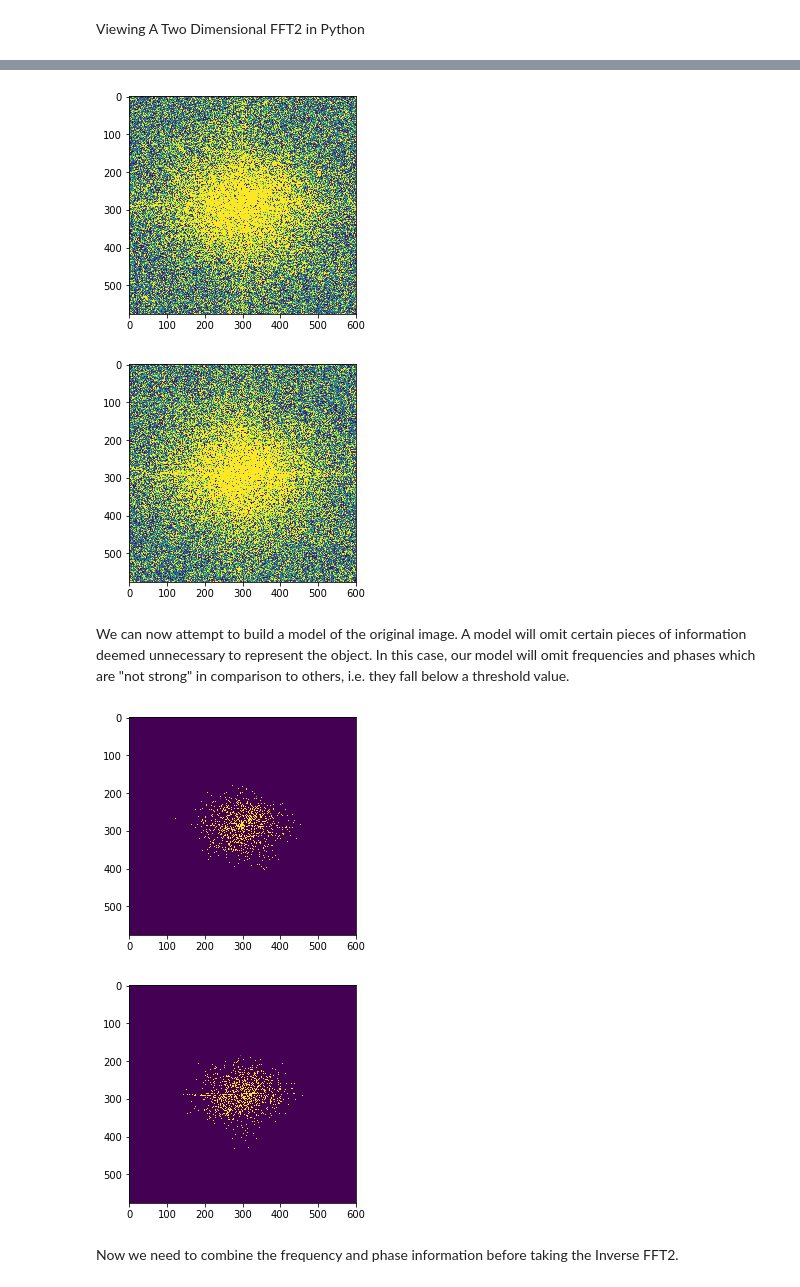
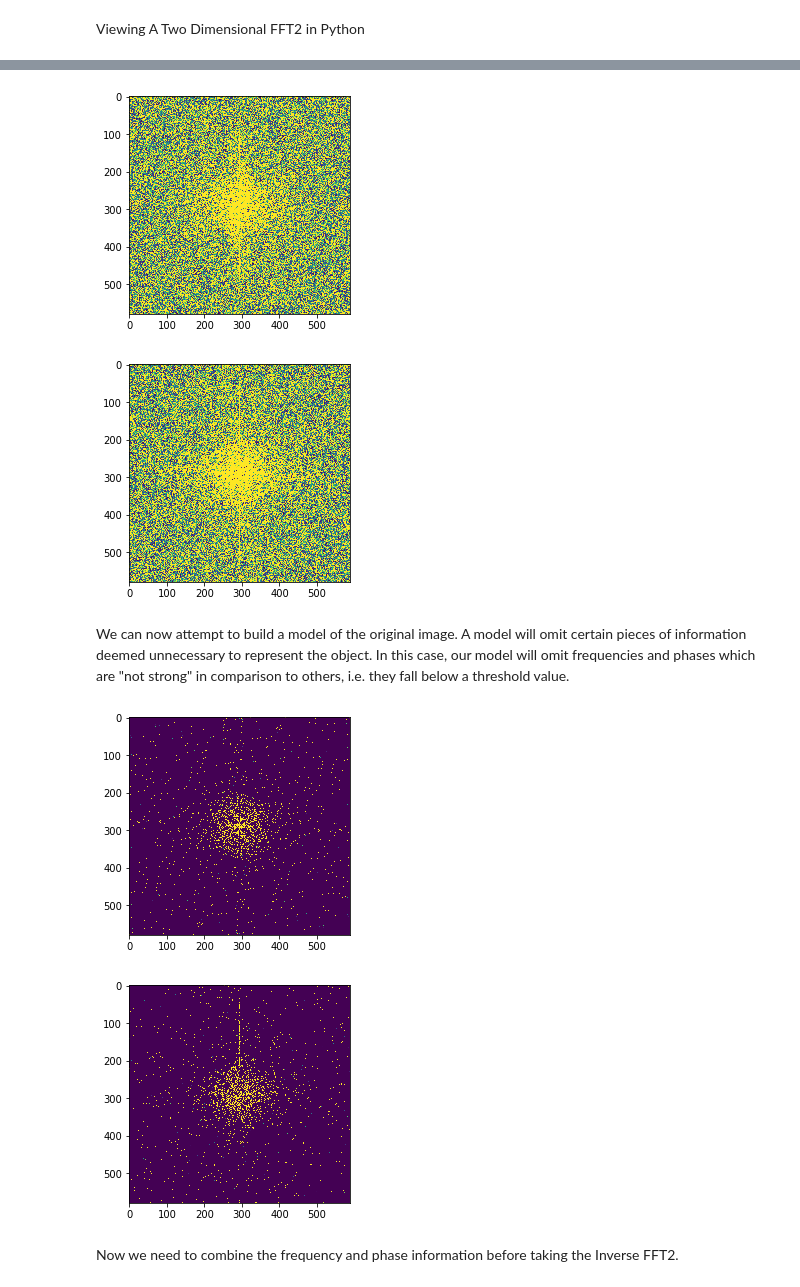
Before and after one commit to bbevan/myjupyternotebooks, a Jupyter notebook: FFT2 in Python - v2.ipynb, the cells around one changed output, grey strips where cells are left out. Cells and saved outputs as stored; diff of their text form; code cells hidden in the pictures.

```diff
--- a/FFT2 in Python - v2.ipynb
+++ b/FFT2 in Python - v2.ipynb
@@ -9,7 +9,7 @@ from IPython.display import Image
 from IPython.core.display import HTML
 %matplotlib inline
 # %%
-im = imageio.imread('/home/brandon/Pictures/GSzfringe.gif')
+im = imageio.imread('/home/brandon/Pictures/science_z.gif')
 # %%
 # plot an image
 plt.imshow(im)
@@ -56,24 +56,24 @@ def viewfft2(f):
 viewfft2(f.real)
 viewfft2(f.imag)
 # %% [output]
-[figure, old version]
+[figure, new version]
-[figure, old version]
+[figure, new version]
 # %% [markdown]
 We can now attempt to build a model of the original image. A model will omit certain pieces of information deemed unnecessary to represent the object. In this case, our model will omit frequencies and phases which are "not strong" in comparison to others, i.e. they fall below a threshold value.
 # %%
 # grab the frequency and phase information from f
 fp = fftreal(f)
 pp = fftimag(f)
 
 # threshold values
-fpc = numpy.clip(fp, 100.0, fp.max())
-ppc = numpy.clip(pp, 100.0, pp.max())
+fpc = numpy.clip(fp, 50.0, fp.max())
+ppc = numpy.clip(pp, 50.0, pp.max())
 
 viewfft2(fpc)
 viewfft2(ppc)
 # %% [output]
-[figure, old version]
+[figure, new version]
-[figure, old version]
+[figure, new version]
 # %% [markdown]
 Now we need to combine the frequency and phase information before taking the Inverse FFT2.
 # %%
```
Also changed, not shown: parts of 6 cells of this notebook.
